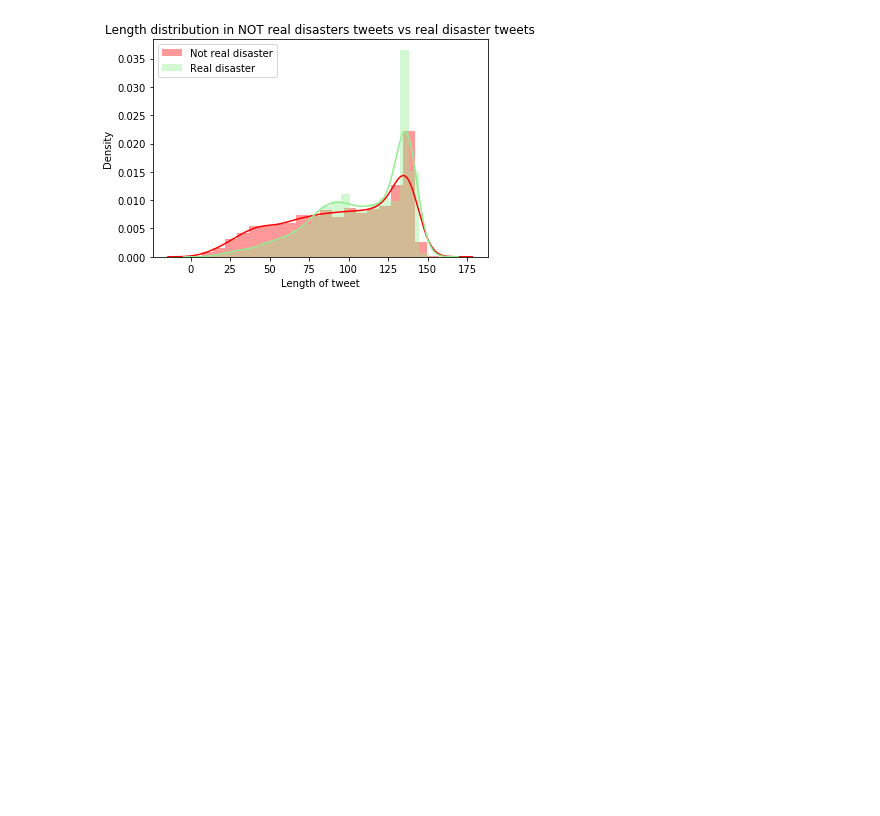
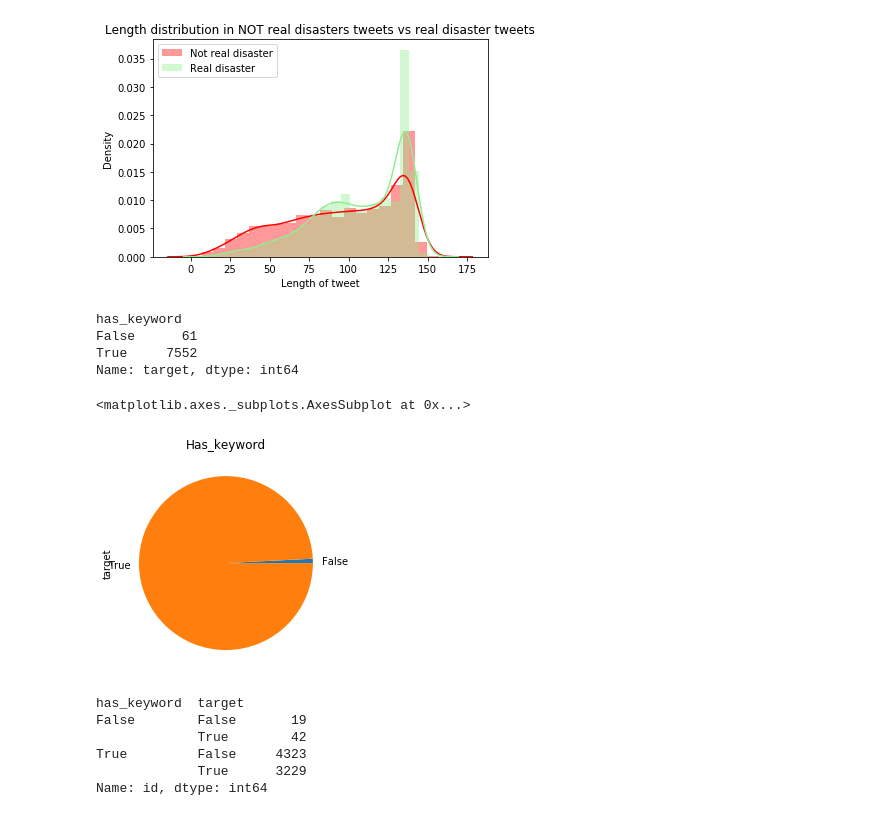
Before and after one commit to GastonMontes/1ro-2020-7506-TP1, a Jupyter notebook: relacion_target_location.ipynb, the cells around one changed output. Cells and saved outputs as stored; diff of their text form; code cells hidden in the pictures; blank space fills up the shorter version.

Commit message:
Agrego heatmap y análisis por has_keyword.

```diff
--- a/relacion_target_location.ipynb
+++ b/relacion_target_location.ipynb
@@ -497,3 +497,26 @@ plt.legend()
 plt.show()
 # %% [output]
 [figure]
+# %%
+tweets['has_keyword'] = True
+tweets.loc[tweets['keyword'].isna(), 'has_keyword'] = False
+has_keywords = tweets.groupby('has_keyword')['target'].count()
+print(has_keywords)
+has_keywords.plot.pie(title='Has_keyword')
+# %% [output]
+has_keyword
+False      61
+True     7552
+Name: target, dtype: int64
+<matplotlib.axes._subplots.AxesSubplot at 0x...>
+[figure, added]
+# %%
+target_by_has_keywords = tweets.groupby(['has_keyword', 'target'])['id'].count()
+target_by_has_keywords
+# %% [output]
+has_keyword  target
+False        False       19
+             True        42
+True         False     4323
+             True      3229
+Name: id, dtype: int64
```
Also changed, not shown: parts of 5 cells of this notebook.
